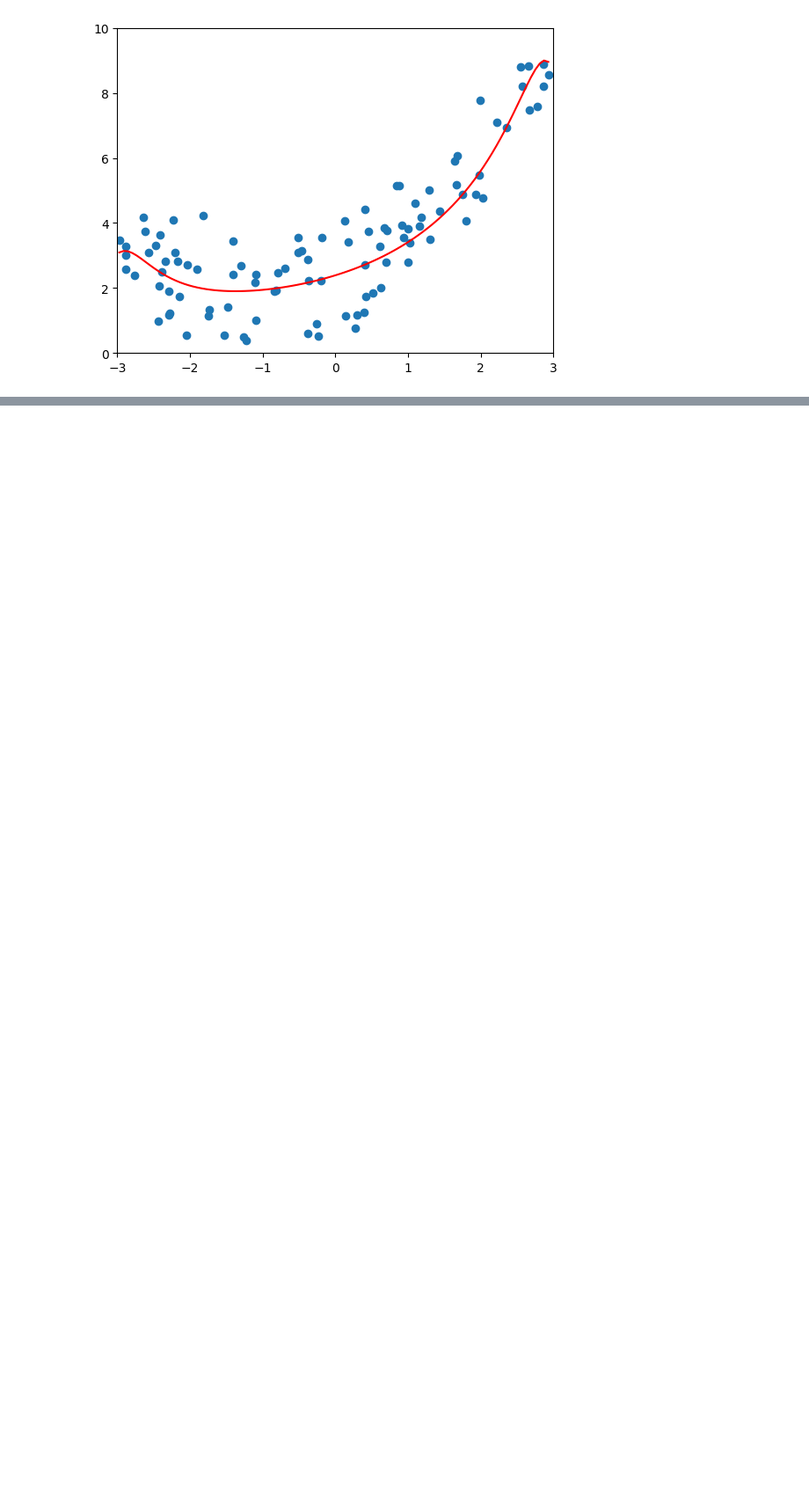
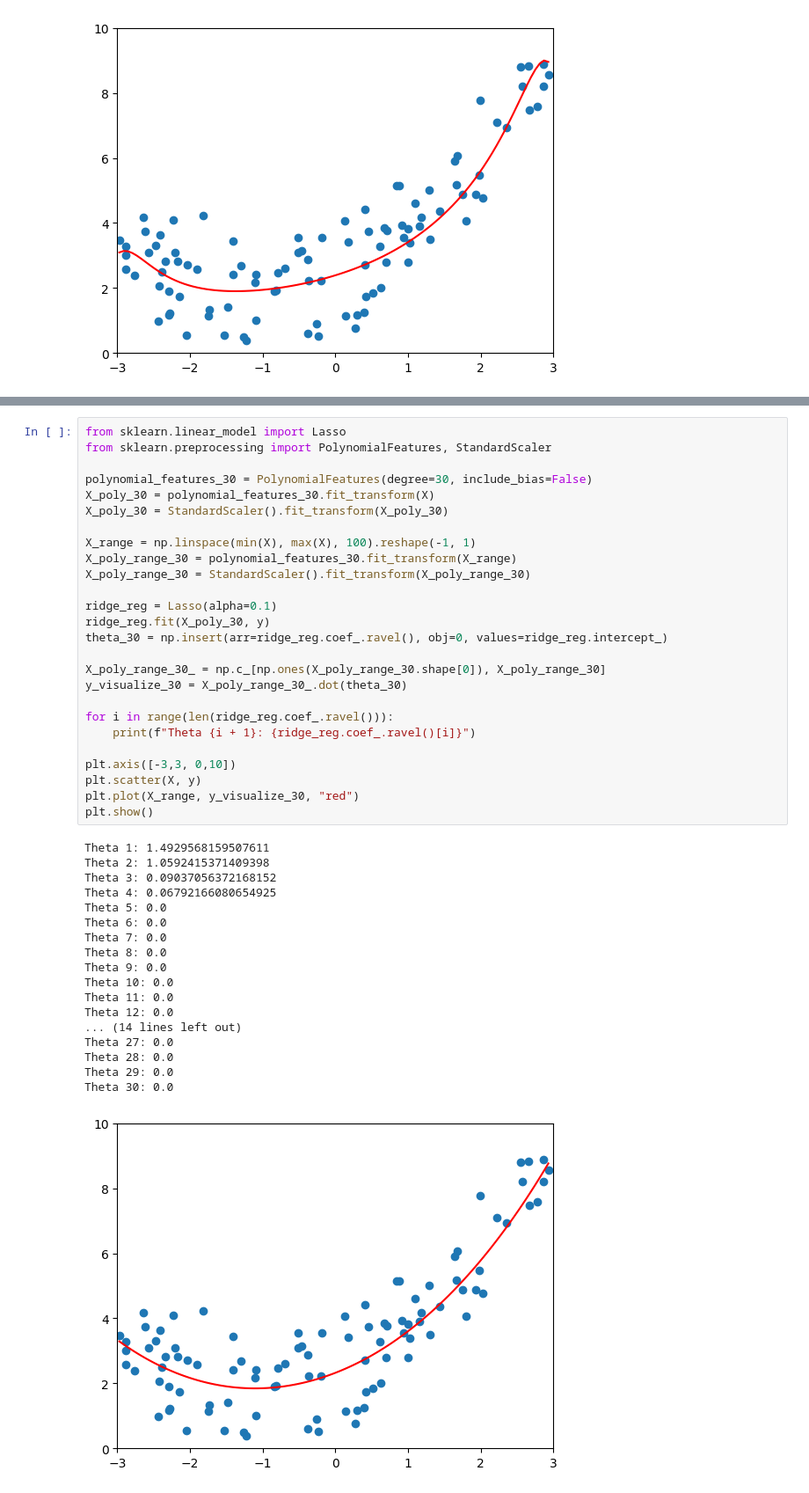
Before and after one commit to davidterroso/ML, a Jupyter notebook: regression.ipynb, the cells around one changed output, grey strips where cells are left out. Shown: that part at 88% size. Drawn from its saved outputs; the diff is of its cells as text; blank space fills up the shorter version.

Commit message:
lasso regression, elastic net next

```diff
--- a/regression.ipynb
+++ b/regression.ipynb
@@ -544,0 +585,45 @@ Above, we added a small script to implement Ridge Regression and how the $\alpha
+# %%
+from sklearn.linear_model import Lasso
+from sklearn.preprocessing import PolynomialFeatures, StandardScaler
+
+polynomial_features_30 = PolynomialFeatures(degree=30, include_bias=False)
+X_poly_30 = polynomial_features_30.fit_transform(X)
+X_poly_30 = StandardScaler().fit_transform(X_poly_30)
+
+X_range = np.linspace(min(X), max(X), 100).reshape(-1, 1)
+X_poly_range_30 = polynomial_features_30.fit_transform(X_range)
+X_poly_range_30 = StandardScaler().fit_transform(X_poly_range_30)
+
+ridge_reg = Lasso(alpha=0.1)
+ridge_reg.fit(X_poly_30, y)
+theta_30 = np.insert(arr=ridge_reg.coef_.ravel(), obj=0, values=ridge_reg.intercept_)
+
+X_poly_range_30_ = np.c_[np.ones(X_poly_range_30.shape[0]), X_poly_range_30]
+y_visualize_30 = X_poly_range_30_.dot(theta_30)
+
+for i in range(len(ridge_reg.coef_.ravel())):
+    print(f"Theta {i + 1}: {ridge_reg.coef_.ravel()[i]}")
+
+plt.axis([-3,3, 0,10])
+plt.scatter(X, y)
+plt.plot(X_range, y_visualize_30, "red")
+plt.show()
+# %% [output]
+Theta 1: 1.4929568159507611
+Theta 2: 1.0592415371409398
+Theta 3: 0.09037056372168152
+Theta 4: 0.06792166080654925
+Theta 5: 0.0
+Theta 6: 0.0
+Theta 7: 0.0
+Theta 8: 0.0
+Theta 9: 0.0
+Theta 10: 0.0
+Theta 11: 0.0
+Theta 12: 0.0
+... (14 lines left out)
+Theta 27: 0.0
+Theta 28: 0.0
+Theta 29: 0.0
+Theta 30: 0.0
+[figure, added]
```
Also changed, not shown: parts of 3 cells of this notebook.
